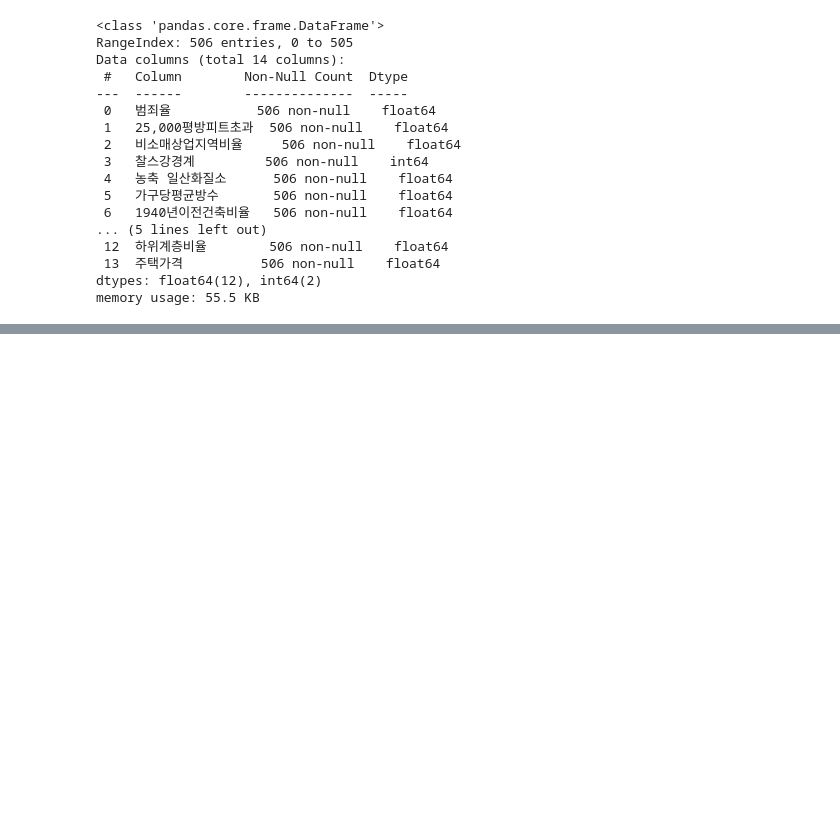
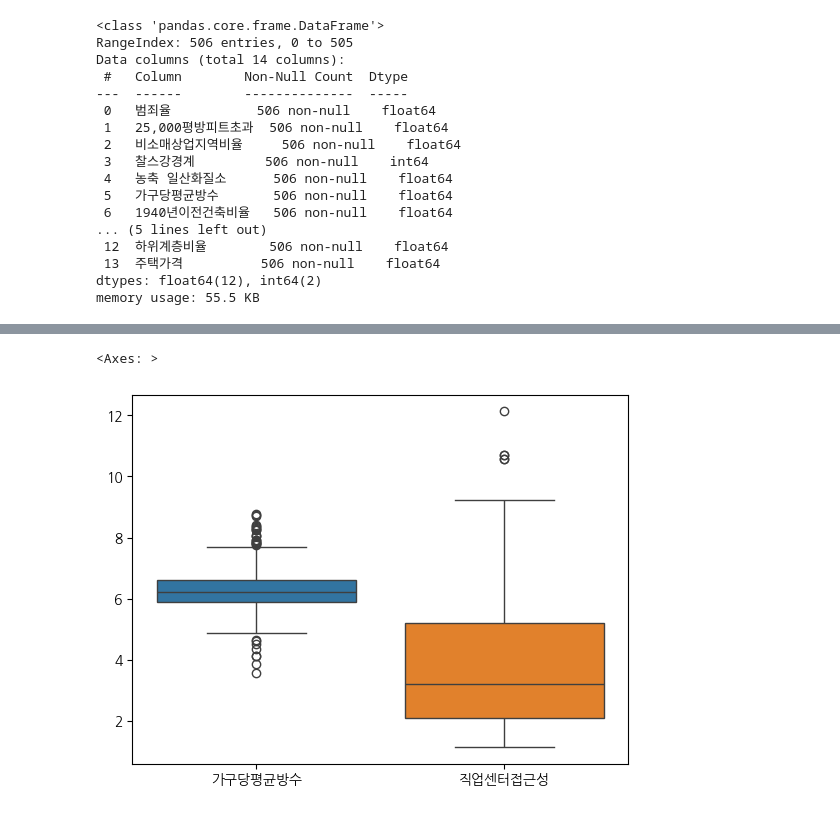
Before and after one commit to haram4th/fintech_pm_data_science, a Jupyter notebook: 06machine_learning/14회귀분석_보스턴집값예측_라쏘_릿지_엘라스틱넷.ipynb, the cells around one changed output, grey strips where cells are left out. Cells and saved outputs as stored; diff of their text form; code cells hidden in the pictures; blank space fills up the shorter version.

```diff
--- a/06machine_learning/14회귀분석_보스턴집값예측_라쏘_릿지_엘라스틱넷.ipynb
+++ b/06machine_learning/14회귀분석_보스턴집값예측_라쏘_릿지_엘라스틱넷.ipynb
@@ -38,0 +84,5 @@ memory usage: 55.5 KB
+# %%
+sns.boxplot(data[['가구당평균방수','직업센터접근성']])
+# %% [output]
+<Axes: >
+[figure, added]
```
Also changed, not shown: parts of 42 cells of this notebook, 1 other file.
